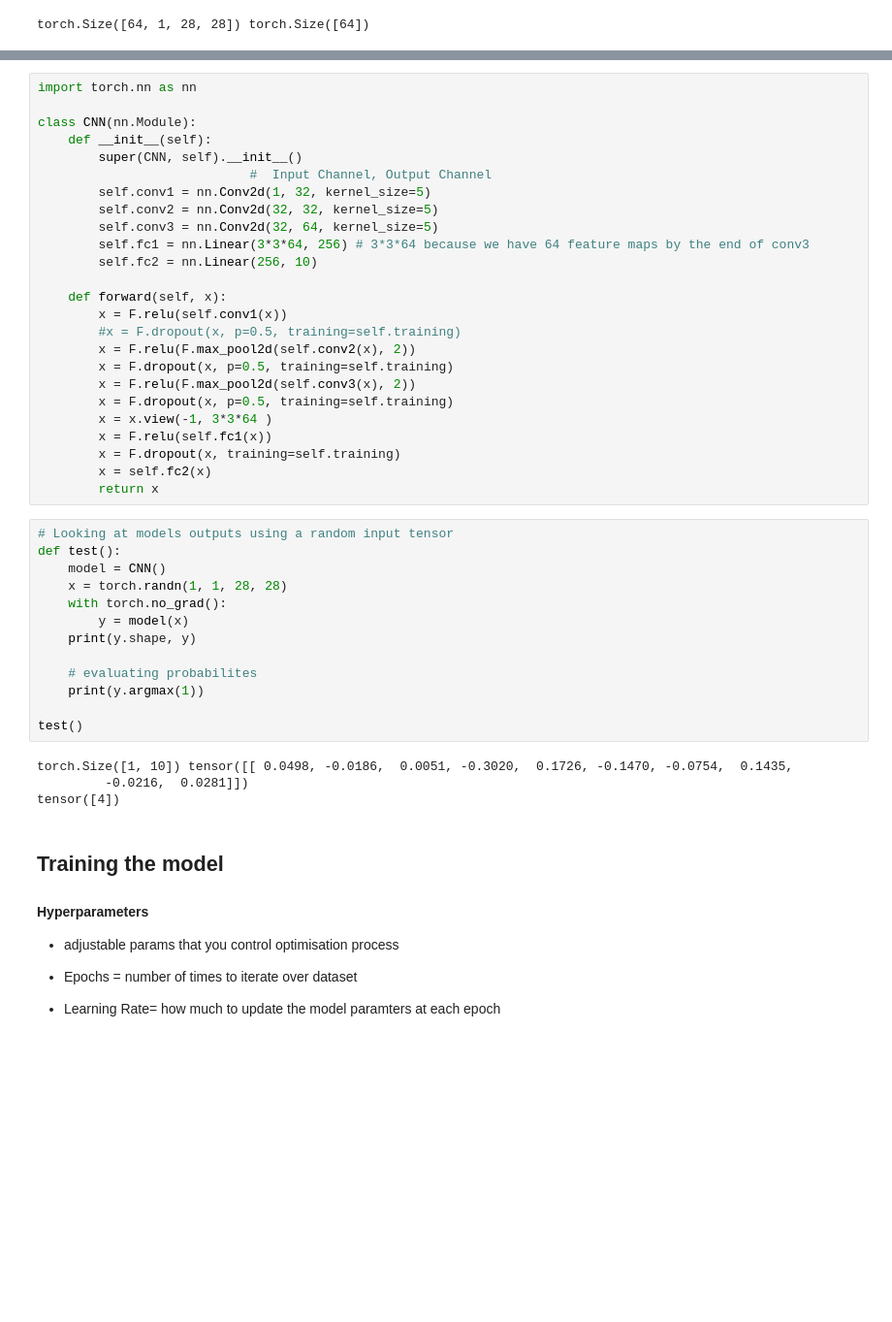
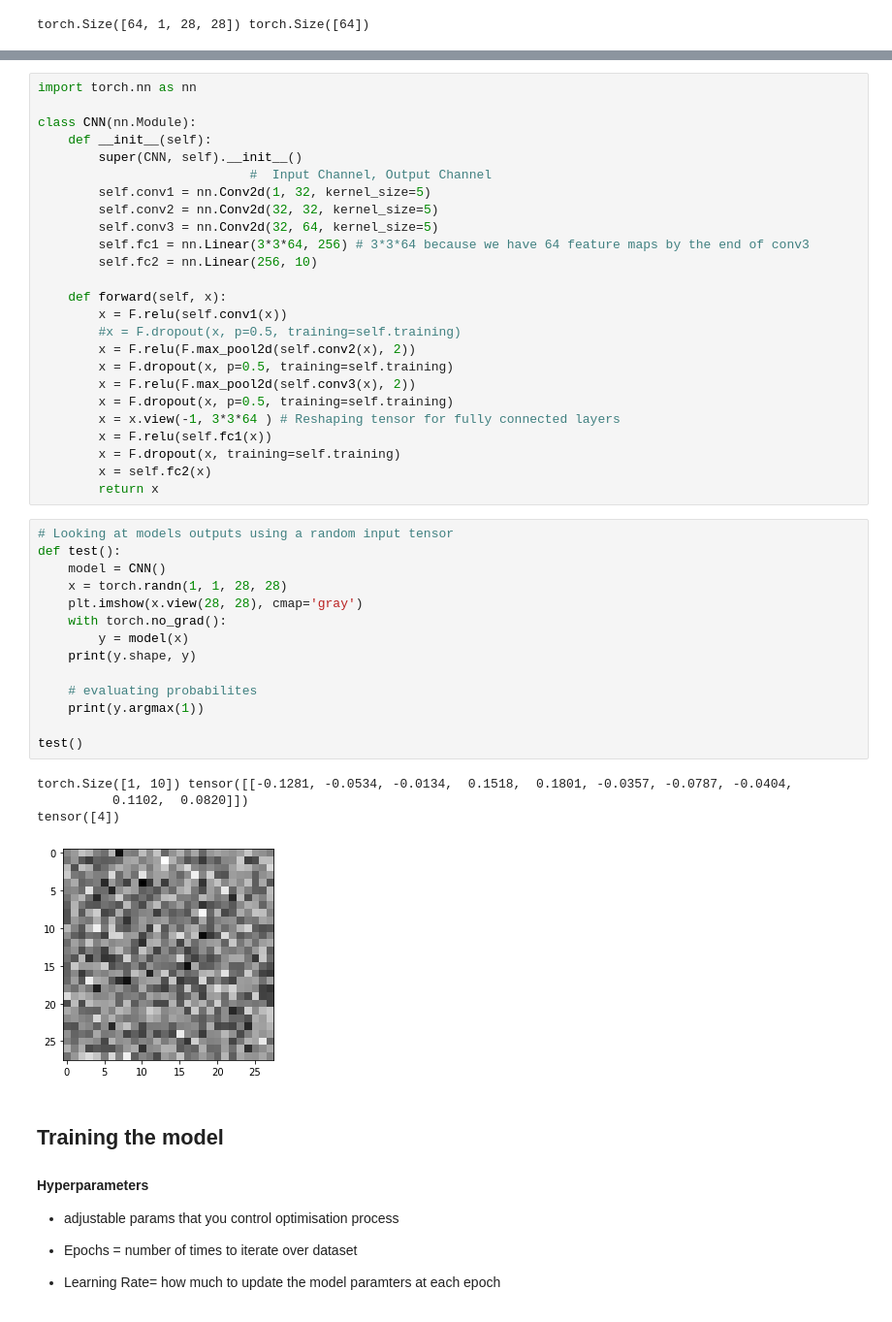
Before and after one commit to UQ-AIML/Intro_to_CNNs_workshop, a Jupyter notebook: Intro_to_CNNs.ipynb, the cells around one changed output, grey strips where cells are left out. Shown: that part at 97% size. Cells and saved outputs as stored; diff of their text form; blank space fills up the shorter version.

```diff
--- a/Intro_to_CNNs.ipynb
+++ b/Intro_to_CNNs.ipynb
@@ -67,7 +69,7 @@ class CNN(nn.Module):
         x = F.dropout(x, p=0.5, training=self.training)
         x = F.relu(F.max_pool2d(self.conv3(x), 2))
         x = F.dropout(x, p=0.5, training=self.training)
-        x = x.view(-1, 3*3*64 )
+        x = x.view(-1, 3*3*64 ) # Reshaping tensor for fully connected layers
         x = F.relu(self.fc1(x))
         x = F.dropout(x, training=self.training)
         x = self.fc2(x)
@@ -75,20 +77,22 @@ class CNN(nn.Module):
 # %%
 # Looking at models outputs using a random input tensor
 def test():
     model = CNN()
     x = torch.randn(1, 1, 28, 28)
+    plt.imshow(x.view(28, 28), cmap='gray')
     with torch.no_grad():
         y = model(x)
     print(y.shape, y)
 
     # evaluating probabilites
     print(y.argmax(1))
 
 test()
 # %% [output]
-torch.Size([1, 10]) tensor([[ 0.0498, -0.0186,  0.0051, -0.3020,  0.1726, -0.1470, -0.0754,  0.1435,
-         -0.0216,  0.0281]])
+torch.Size([1, 10]) tensor([[-0.1281, -0.0534, -0.0134,  0.1518,  0.1801, -0.0357, -0.0787, -0.0404,
+          0.1102,  0.0820]])
 tensor([4])
+[figure, added]
 # %% [markdown]
 ## Training the model
 
```
Also changed, not shown: parts of 8 cells of this notebook, 2 other files.
